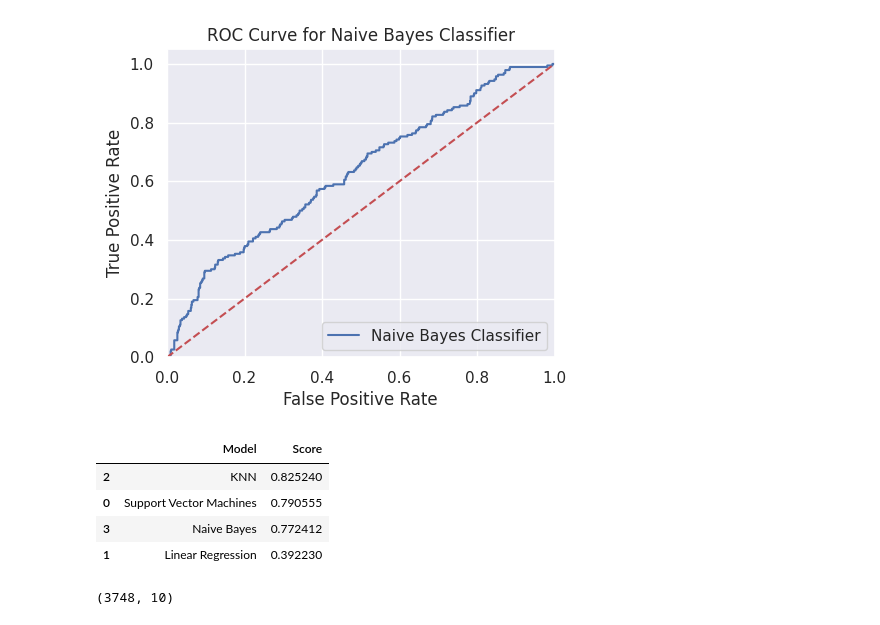
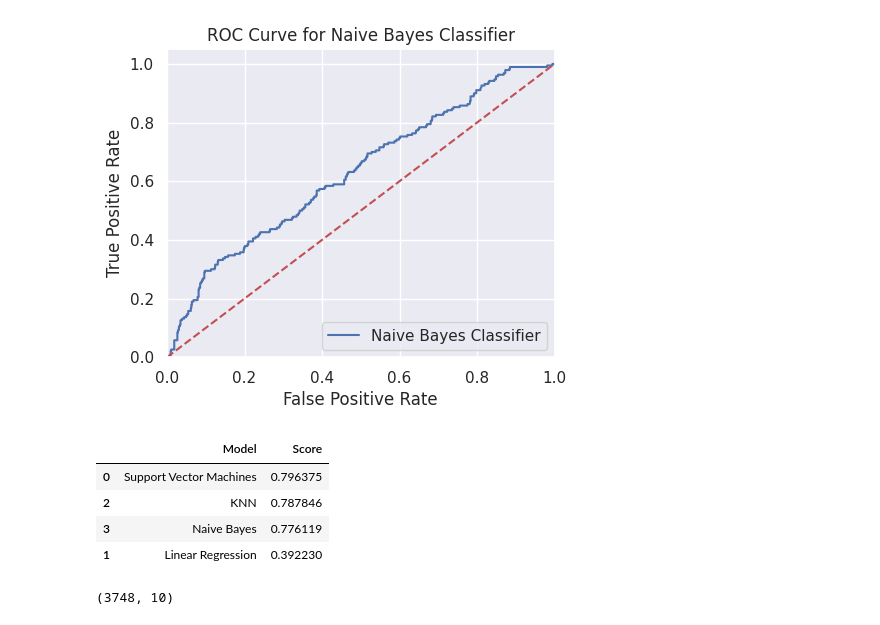
Before and after one commit to Denniskag/Python-Assignment, a Jupyter notebook: ML_Assignment_3.ipynb, the cells around one changed output. Drawn from its saved outputs; the diff is of its cells as text; code cells hidden in the pictures.

```diff
--- a/ML_Assignment_3.ipynb
+++ b/ML_Assignment_3.ipynb
@@ -956,0 +936,3 @@ Best Parameters: {'leaf_size': 1, 'n_neighbors': 26, 'weights': 'uniform'}
+# %%
+KNN_classifier2 = KNeighborsClassifier(leaf_size= 1, n_neighbors= 26, weights= 'uniform')
+KNN_classifier2.fit(X_train, y_train)
@@ -956,0 +941,6 @@ Best Parameters: {'leaf_size': 1, 'n_neighbors': 26, 'weights': 'uniform'}
+# %%
+y_pred_knn2 =KNN_classifier2.predict(X_val)
+cm33 = confusion_matrix(y_val, y_pred_knn2)
+print(cm33)
+knn2 = accuracy_score(y_val, y_pred_knn2)
+print(f'Accuracy: {knn2}')
@@ -1007,3 +999,12 @@ print('Best Parameters:', best_parameters)
 # %% [output]
 Best Accuracy: 77.24%
 Best Parameters: {'var_smoothing': 1e-11}
+# %%
+NaiveBayes_classifier2 = GaussianNB(var_smoothing= 1e-11)
+NaiveBayes_classifier2.fit(X_train, y_train)
+y_pred_nb2 = NaiveBayes_classifier2.predict(X_val)
+# %%
+cm44 = confusion_matrix(y_val, y_pred_nb2)
+print(cm44)
+nb2 = accuracy_score(y_val, y_pred_nb2)
+print(f'Accuracy: {nb2}')
@@ -1027,14 +1032,14 @@ plt.show()
 # %%
 #Creating a dataframe showing the models and respective accuracy scores
 models = pd.DataFrame({
     'Model': ['Support Vector Machines','Linear Regression', 'KNN','Naive Bayes'],
-   'Score': [acc_svc,  rmse, acc_knn ,acc_gaussian]})
+   'Score': [acc_svc,  rmse2, knn2, nb2]})
 models.sort_values(by='Score', ascending=False)
 # %% [output]
 |  | Model | Score |
-| 2 | KNN | 0.825240 |
-| 0 | Support Vector Machines | 0.790555 |
-| 3 | Naive Bayes | 0.772412 |
+| 0 | Support Vector Machines | 0.796375 |
+| 2 | KNN | 0.787846 |
+| 3 | Naive Bayes | 0.776119 |
 | 1 | Linear Regression | 0.392230 |
 # %%
 X_train.shape
```
Also changed, not shown: parts of 26 cells of this notebook.
